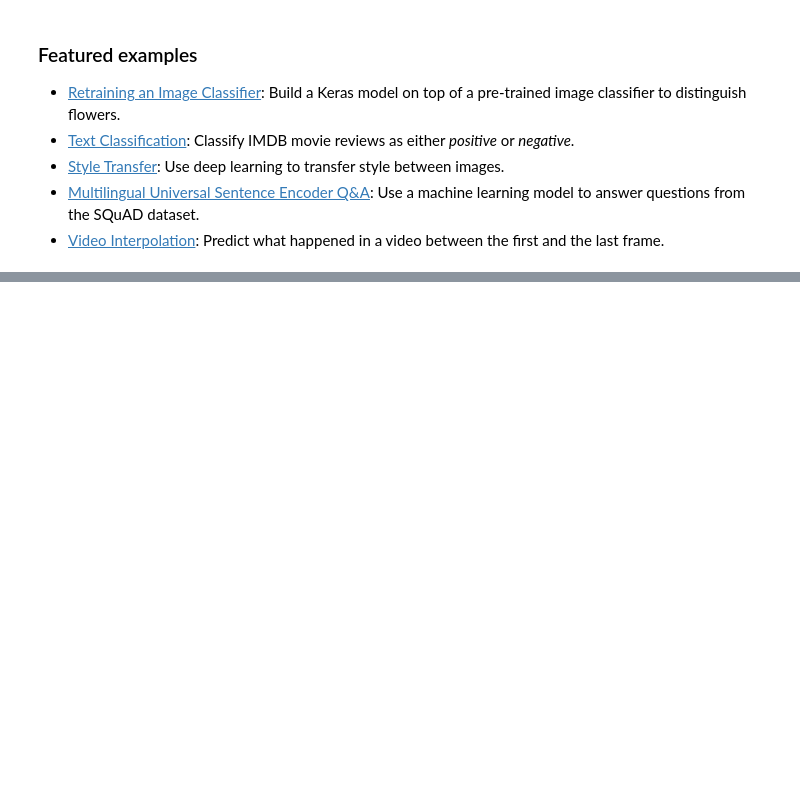
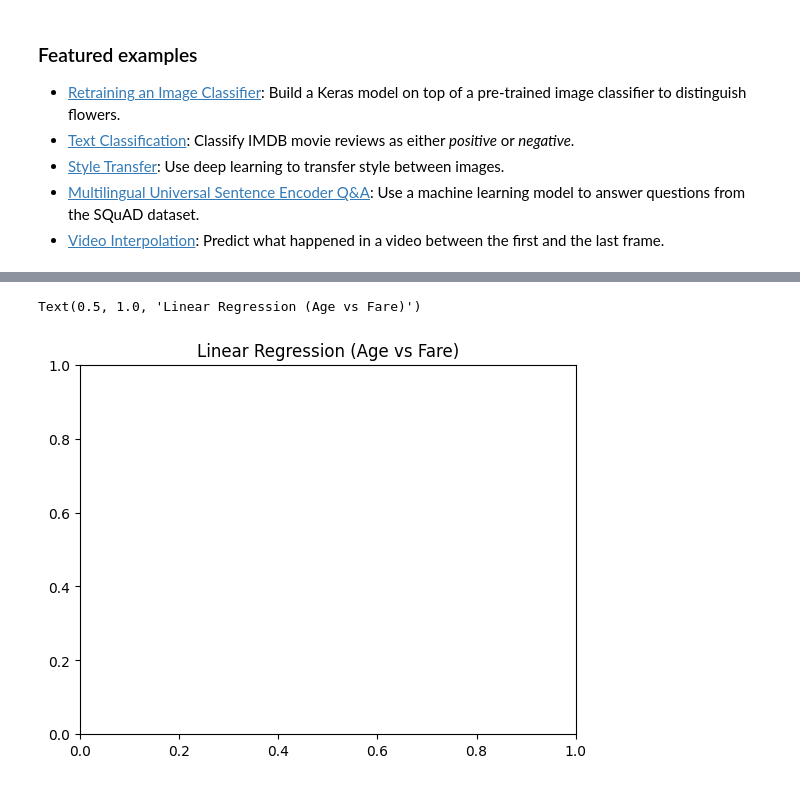
Before and after one commit to Ikanggggg/Activity-1_Feb.22, a Jupyter notebook: Welcome_To_Colab.ipynb, the cells around one changed output, grey strips where cells are left out. Cells and saved outputs as stored; diff of their text form; code cells hidden in the pictures; blank space fills up the shorter version.

```diff
--- a/Welcome_To_Colab.ipynb
+++ b/Welcome_To_Colab.ipynb
@@ -299,0 +220,5 @@ dtype: object
+# %%
+plt.title('Linear Regression (Age vs Fare)')
+# %% [output]
+Text(0.5, 1.0, 'Linear Regression (Age vs Fare)')
+[figure, added]
```
Also changed, not shown: parts of 32 cells of this notebook.
